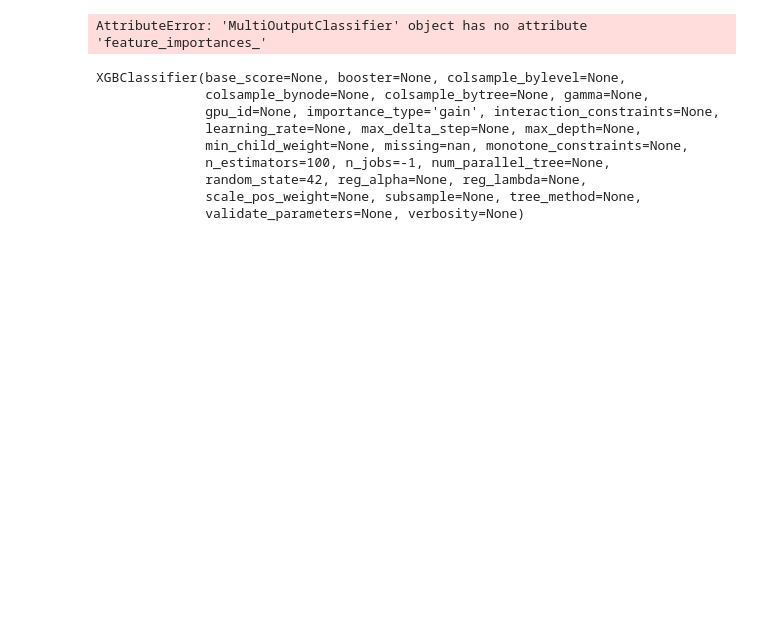
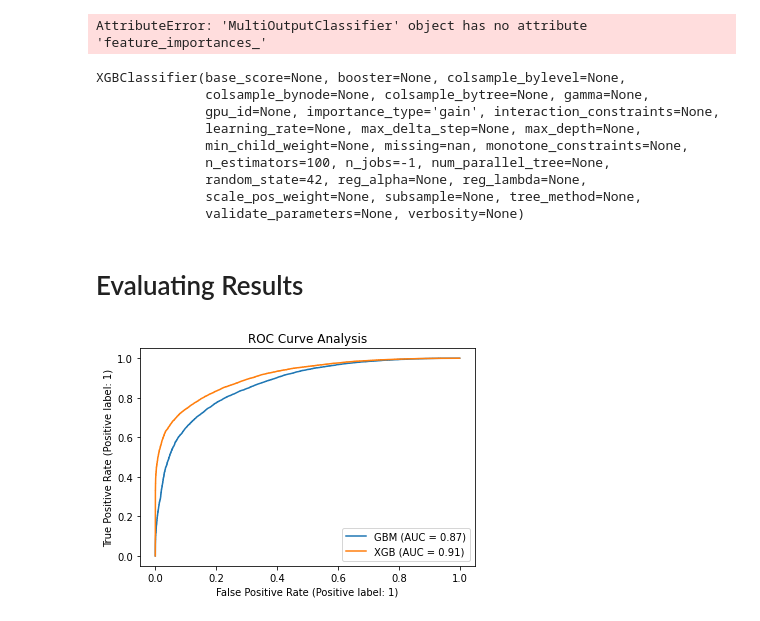
Before and after one commit to BW-Kickstarter-Success-03/campaign_eval, a Jupyter notebook: Kickstarter_project.ipynb, the cells around one changed output. Drawn from its saved outputs; the diff is of its cells as text; code cells hidden in the pictures; blank space fills up the shorter version.

```diff
--- a/Kickstarter_project.ipynb
+++ b/Kickstarter_project.ipynb
@@ -705,3 +699,12 @@ XGBClassifier(base_score=None, booster=None, colsample_bylevel=None,
               random_state=42, reg_alpha=None, reg_lambda=None,
               scale_pos_weight=None, subsample=None, tree_method=None,
               validate_parameters=None, verbosity=None)
+# %% [markdown]
+# Evaluating Results
+# %%
+# ROC Curve Analysis
+gbm = plot_roc_curve(model_gbm, X2_val, y2_val, name='GBM')
+xgb = plot_roc_curve(xgb_loaded, X2_val, y2_val, ax =gbm.ax_, name='XGB')
+plt.title('ROC Curve Analysis');
+# %% [output]
+[figure, added]
```
Also changed, not shown: parts of 14 cells of this notebook.
